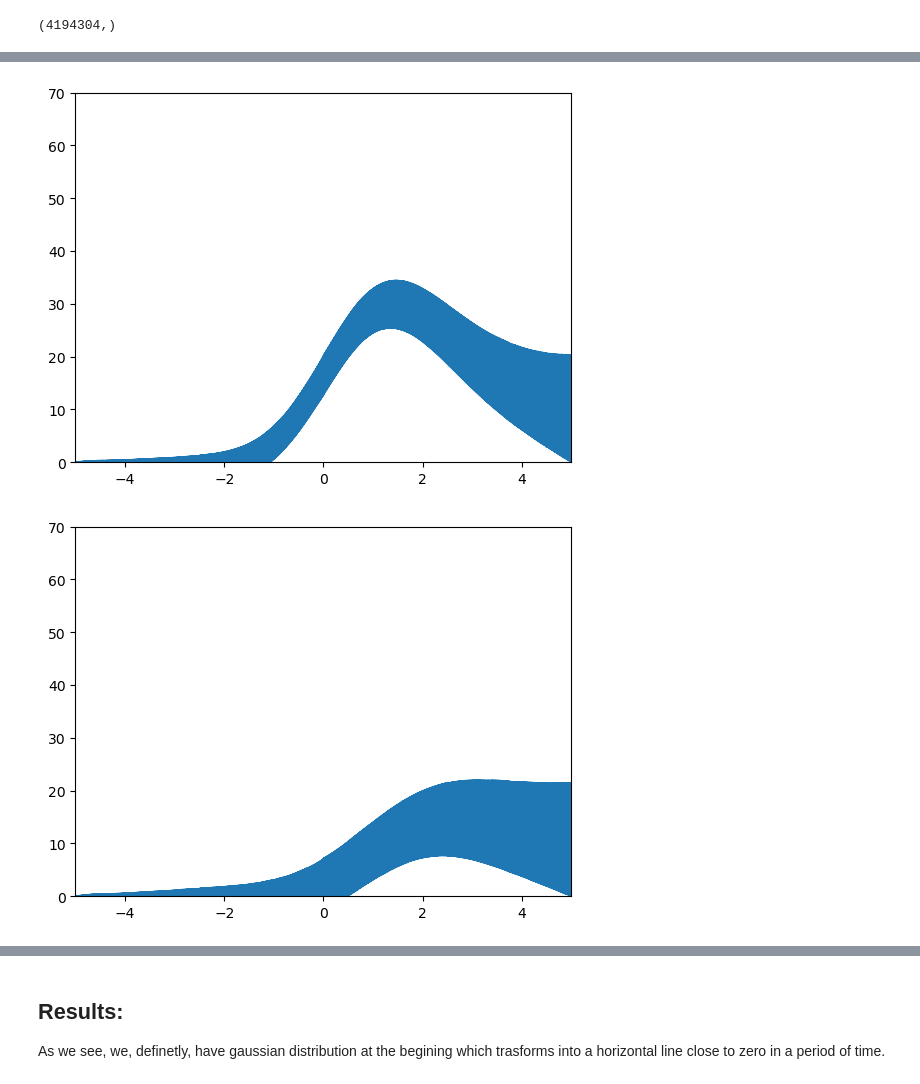
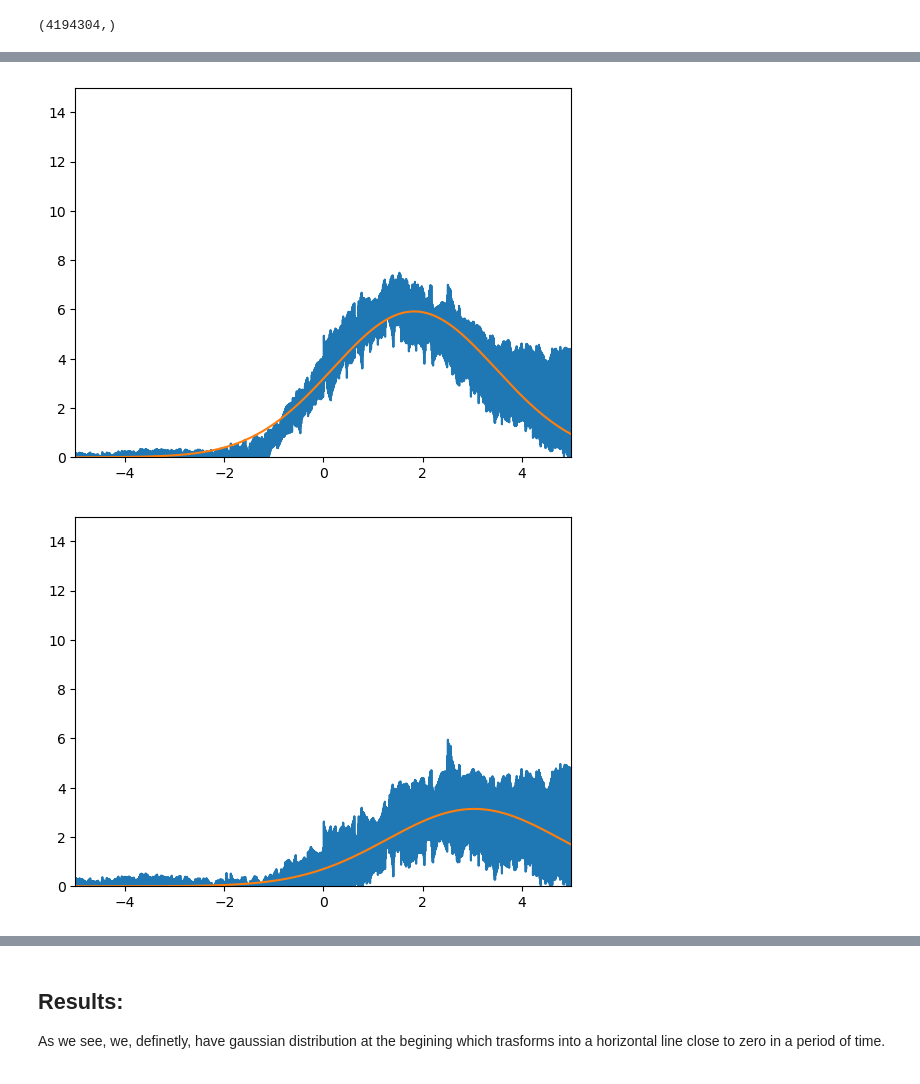
Before and after one commit to Phoen1xBird/Tensor-Nets, a Jupyter notebook: diffusion.ipynb, the cells around one changed output, grey strips where cells are left out. Drawn from its saved outputs; the diff is of its cells as text; code cells hidden in the pictures.

```diff
--- a/diffusion.ipynb
+++ b/diffusion.ipynb
@@ -37,7 +37,7 @@ def gauss_func(x, mu, sigma):
 #Matrix A and b
 A =  1 / (2 * delta_t) * tt.kron(dif_op, eye) - D / (delta_x**2) * tt.kron(eye, laplace)
 right_part = np.zeros(2 ** (2 * d))
-right_part[0:2**d] = -(1 / (2 * delta_x)) * gauss_func(np.linspace(-5, 5, 2**d), 0, 1)
+right_part[0:2**d] = (1 / (2 * delta_t)) * gauss_func(np.linspace(-5, 5, 2**d), 0, 1)
 right_part[-2**d:] = -1 / (END_X - START_X)
 b = tt.vector(right_part.reshape([2] * (2*d), order='F'))
 # %%
@@ -83 +85,4 @@ C.shape
+# %%
+def curve(x, a, b, c):
+    return c/(a * np.sqrt(2 * np.pi)) * np.exp(-0.5 * ((x - b) / a)**2)
 # %%
@@ -99,17 +112,25 @@ plt.show()
 # %%
-X = np.linspace(-5, 5, 2**d)
 i=2
-plt.plot(X, -C[2**d * i: 2**d * (i+1)])
-plt.axis([-5, 5, 0, 70])
+X = np.linspace(START_X, END_X, 2**d)
+Y = C[2**d * i: 2**d * (i+1)]
+p, _ = curve_fit(curve, X, Y, maxfev=1000)
+a, b, c = p[0], p[1], p[2]
+plt.plot(X, C[2**d * i: 2**d * (i+1)])
+plt.plot(X, c / (a * np.sqrt(2 * np.pi)) * np.exp(-0.5 * ((X - b) / a)**2) )
+plt.axis([-5, 5, 0, 15])
 plt.show()
 # %% [output]
-[figure, old version]
+[figure, new version]
 # %%
-X = np.linspace(-5, 5, 2**d)
 i=4
-plt.plot(X, -C[2**d * i: 2**d * (i+1)])
-plt.axis([-5, 5, 0, 70])
+X = np.linspace(START_X, END_X, 2**d)
+Y = C[2**d * i: 2**d * (i+1)]
+p, _ = curve_fit(curve, X, Y, maxfev=1000)
+a, b, c = p[0], p[1], p[2]
+plt.plot(X, C[2**d * i: 2**d * (i+1)])
+plt.plot(X, c / (a * np.sqrt(2 * np.pi)) * np.exp(-0.5 * ((X - b) / a)**2) )
+plt.axis([-5, 5, 0, 15])
 plt.show()
 # %% [output]
-[figure, old version]
+[figure, new version]
 # %%
```
Also changed, not shown: parts of 6 cells of this notebook.
